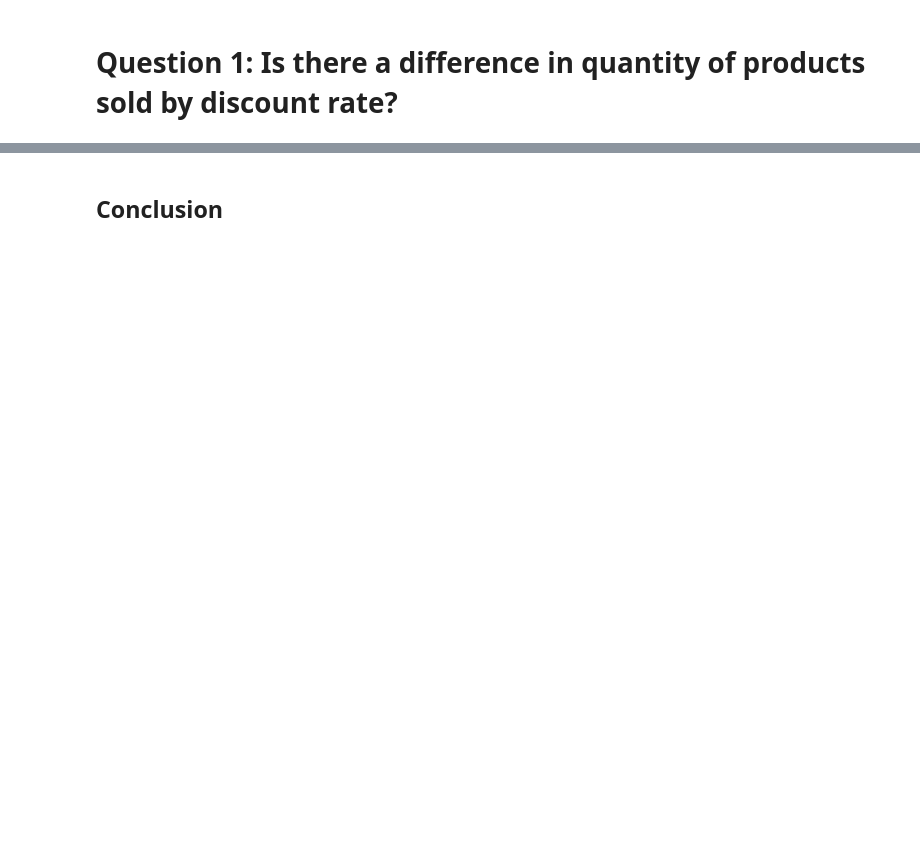
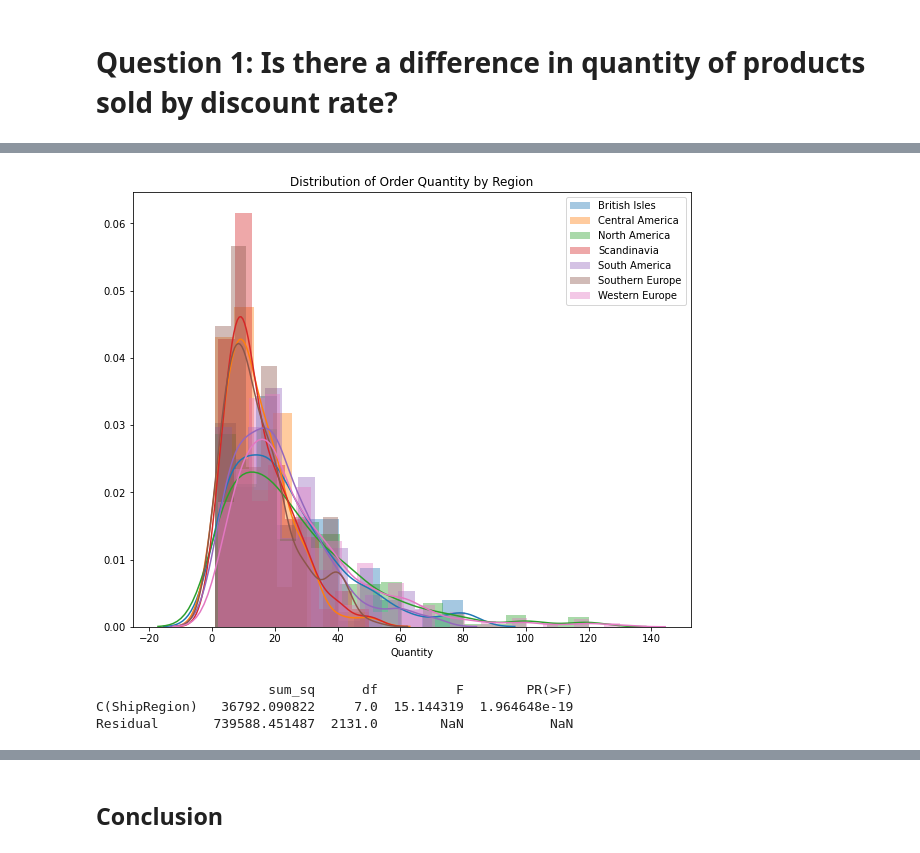
Before and after one commit to tiaplagata/dsc-case-study-hypothesis-testing, a Jupyter notebook: notebooks/student.ipynb, the cells around one changed output, grey strips where cells are left out. Cells and saved outputs as stored; diff of their text form; code cells hidden in the pictures; blank space fills up the shorter version.

```diff
--- a/notebooks/student.ipynb
+++ b/notebooks/student.ipynb
@@ -60,0 +289,10 @@ cur.execute("""SELECT *
+# %%
+cur.execute("""SELECT *
+               FROM 'Order' o
+               JOIN 'OrderDetail' od
+               ON o.id = od.orderid
+               """)
+df = pd.DataFrame(cur.fetchall())
+df.columns = [x[0] for x in cur.description]
+# obtain necessary data
+df.ShipRegion.unique()
@@ -60,0 +303,6 @@ cur.execute("""SELECT *
+# %%
+df = df[['Quantity','ShipRegion']]
+count = df.groupby(by='ShipRegion').count()
+df = df[df['ShipRegion'] != 'Eastern Europe']
+df
+count
@@ -60,0 +328,33 @@ cur.execute("""SELECT *
+# %%
+df_BI = df.loc[df['ShipRegion'] == 'British Isles']
+df_CA = df.loc[df['ShipRegion'] == 'Central America']
+df_NA = df.loc[df['ShipRegion'] == 'North America']
+df_SC = df.loc[df['ShipRegion'] == 'Scandinavia']
+df_SA = df.loc[df['ShipRegion'] == 'South America']
+df_SE = df.loc[df['ShipRegion'] == 'Southern Europe']
+df_WE = df.loc[df['ShipRegion'] == 'Western Europe']
+# %%
+fig = plt.figure(figsize=(10,8))
+sns.distplot(df_BI['Quantity'], label='British Isles')
+sns.distplot(df_CA['Quantity'], label='Central America')
+sns.distplot(df_NA['Quantity'], label='North America')
+sns.distplot(df_SC['Quantity'], label='Scandinavia')
+sns.distplot(df_SA['Quantity'], label='South America')
+sns.distplot(df_SE['Quantity'], label='Southern Europe')
+sns.distplot(df_WE['Quantity'], label='Western Europe')
+
+plt.title('Distribution of Order Quantity by Region')
+plt.legend()
+plt.show()
+# %% [output]
+[figure, added]
+# %%
+# perform test
+formula = 'Quantity ~ C(ShipRegion)'
+lm = ols(formula, df).fit()
+table = sm.stats.anova_lm(lm, typ=2)
+print(table)
+# %% [output]
+                      sum_sq      df          F        PR(>F)
+C(ShipRegion)   36792.090822     7.0  15.144319  1.964648e-19
+Residual       739588.451487  2131.0        NaN           NaN
```
Also changed, not shown: parts of 65 cells of this notebook, 1 other file.
